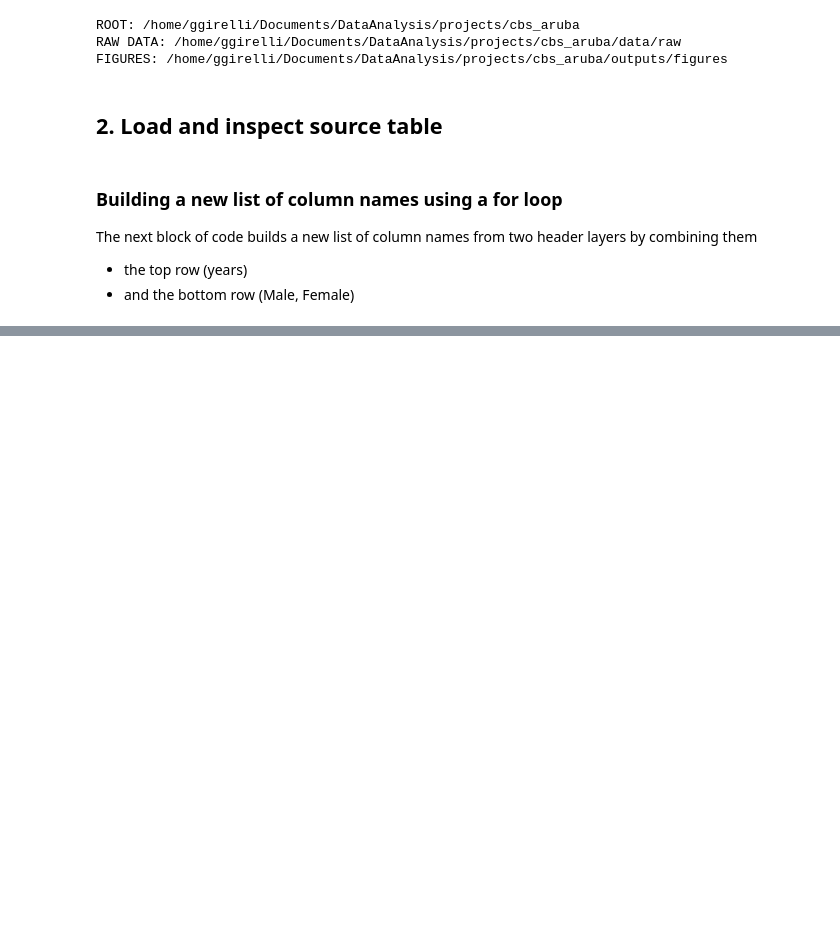
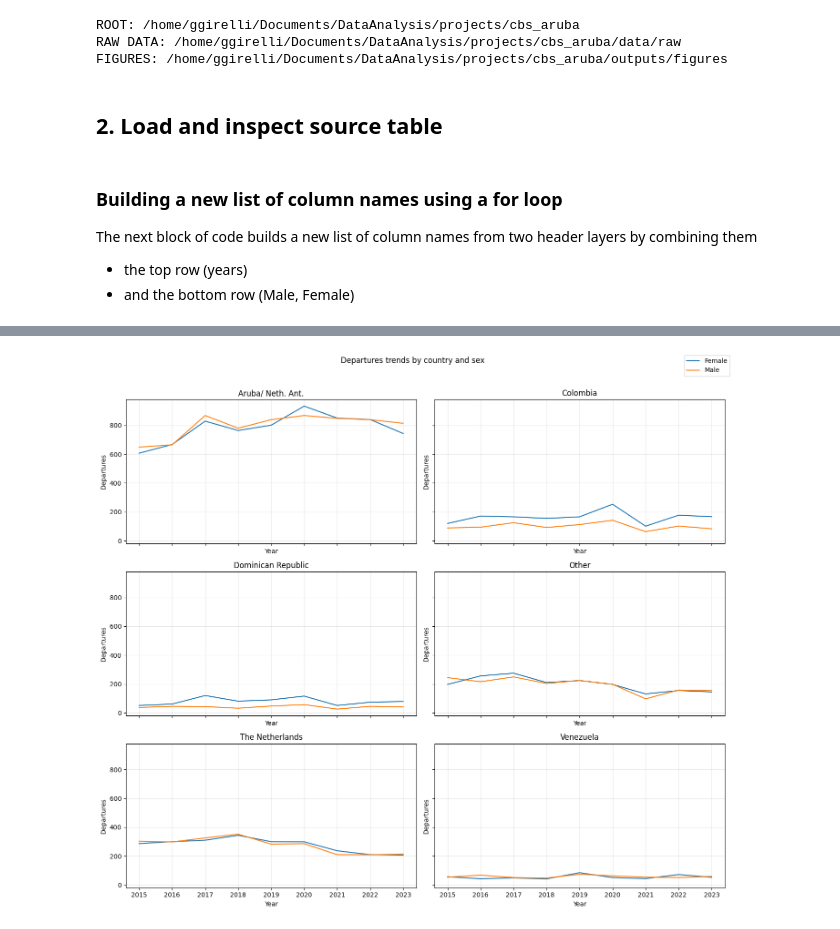
Before and after one commit to GirelliG-it/aruba_population_analyses, a Jupyter notebook: notebooks/1_12_departures_data.ipynb, the cells around one changed output, grey strips where cells are left out. Cells and saved outputs as stored; diff of their text form; code cells hidden in the pictures; blank space fills up the shorter version.

```diff
--- a/notebooks/1_12_departures_data.ipynb
+++ b/notebooks/1_12_departures_data.ipynb
@@ -127,0 +159,10 @@ clean_df
+# %%
+# Split the original 'year' column into two separate columns labeled 'year' and 'sex' to
+# make analysis possible by having separate observations
+# Then delete the 'year'column
+
+tidy_df[["year", "sex"]] = tidy_df["year_sex"].str.split("_", expand=True)
+
+tidy_df = tidy_df.drop(columns="year_sex")
+
+tidy_df
@@ -127,0 +183,7 @@ clean_df
+# %%
+# Convert year and value columns to numeric
+
+tidy_df["year"] = pd.to_numeric(tidy_df["year"], errors="coerce").astype("Int64")
+tidy_df["value"] = pd.to_numeric(tidy_df["value"], errors="coerce").astype("Int64")
+
+tidy_df.iloc[1:,:]
@@ -127,0 +204,58 @@ clean_df
+# %%
+# Copy and clean
+df_plot = tidy_df.copy()
+
+# Keep only real country rows
+df_plot = df_plot[
+    ~df_plot["Country"].isin(["Total Departures:"])
+].copy()
+
+df_plot = df_plot[
+    ~df_plot["Country"].astype(str).str.startswith("Source:", na=False)
+].copy()
+
+# Make sure types are correct
+df_plot["year"] = pd.to_numeric(df_plot["year"], errors="coerce")
+df_plot["value"] = pd.to_numeric(df_plot["value"], errors="coerce")
+
+# Optional: rename for readability
+df_plot = df_plot.rename(columns={"Country": "country"})
+
+# Sort values
+df_plot = df_plot.sort_values(["country", "sex", "year"])
+
+countries = df_plot["country"].unique()
+
+n = len(countries)
+ncols = 2
+nrows = (n + ncols - 1) // ncols
+
+fig, axes = plt.subplots(nrows=nrows, ncols=ncols, figsize=(14, 4 * nrows), sharex=True, sharey=True)
+axes = axes.flatten()
+
+for ax, country in zip(axes, countries):
+    country_data = df_plot[df_plot["country"] == country]
+
+    for sex, group in country_data.groupby("sex"):
+        ax.plot(group["year"], group["value"], label=sex)
+
+    ax.set_title(country)
+    ax.set_xlabel("Year")
+    ax.set_ylabel("Departures")
+    ax.grid(True, alpha=0.3)
+
+# Remove unused axes if any
+for ax in axes[len(countries):]:
+    fig.delaxes(ax)
+
+# One legend for the whole figure
+handles, labels = axes[0].get_legend_handles_labels()
+fig.legend(handles, labels, loc="upper right", ncol=1)
+
+fig.suptitle("Departures trends by country and sex", y=1.02)
+plt.tight_layout()
+
+plt.savefig(FIGURES / "depart_trends_country_sex.png", dpi=300, bbox_inches="tight")
+plt.show()
+# %% [output]
+[figure, added]
```
Also changed, not shown: parts of 9 cells of this notebook, 1 other file.
